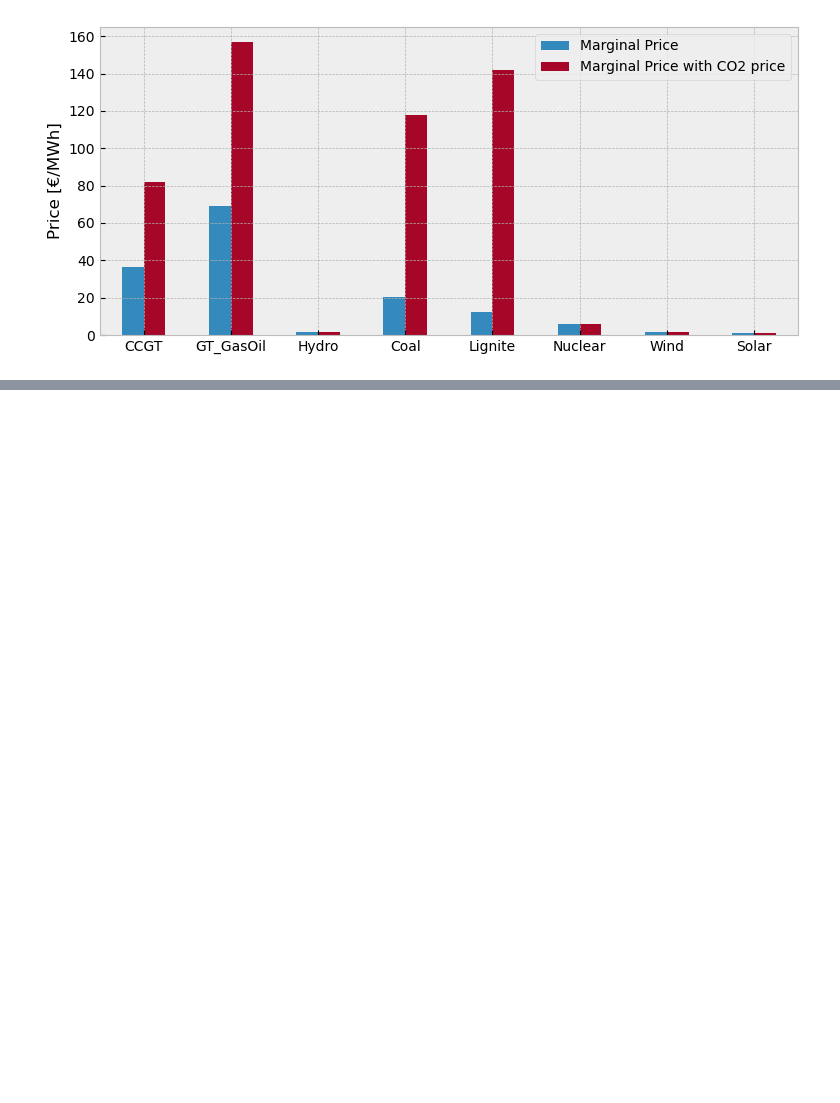
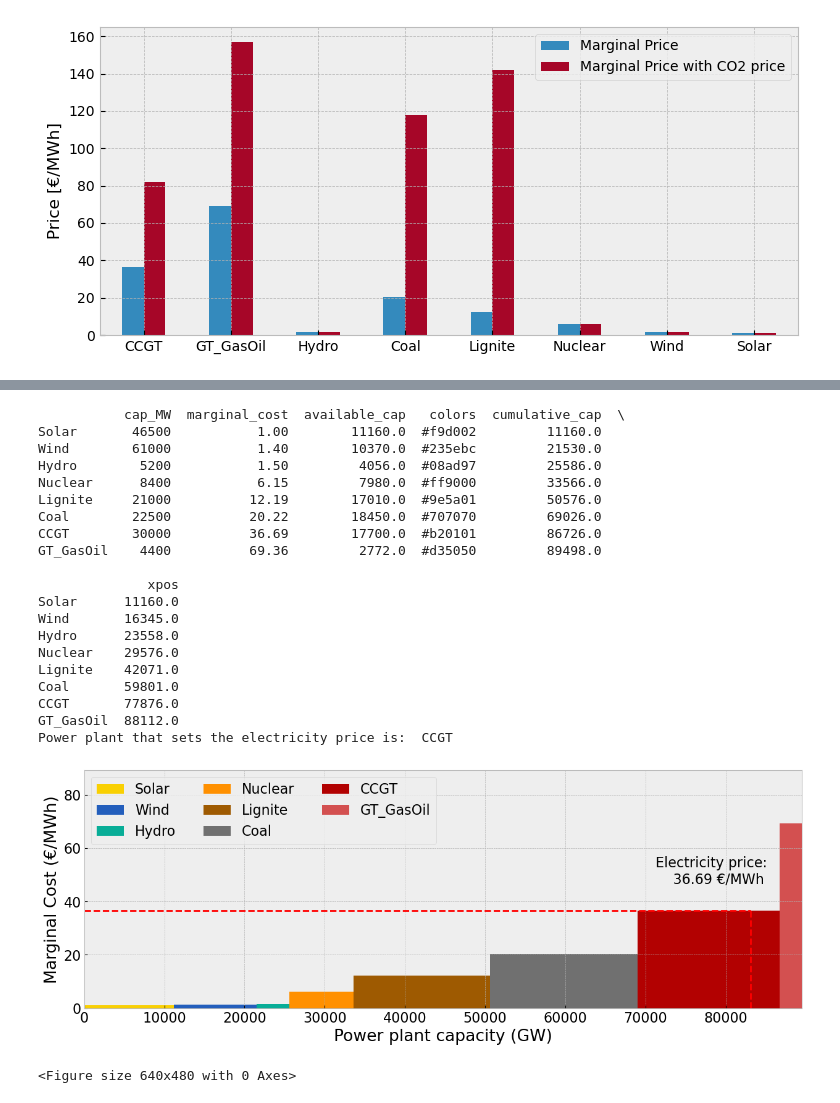
Before and after one commit to dh8sn8/Power-Plant-Dispatch, a Jupyter notebook: group_project.ipynb, the cells around one changed output, grey strips where cells are left out. Drawn from its saved outputs; the diff is of its cells as text; code cells hidden in the pictures; blank space fills up the shorter version.

```diff
--- a/group_project.ipynb
+++ b/group_project.ipynb
@@ -739,0 +842,26 @@ ax.figure.savefig('marginal_price.pdf',bbox_inches='tight')
+# %%
+#merit order plot without CO2 for time step 1
+merit_order(dispatch,cf, tech_data_noCO2price, 83115)
+# %% [output]
+           cap_MW  marginal_cost  available_cap   colors  cumulative_cap  \
+Solar       46500           1.00        11160.0  #f9d002         11160.0
+Wind        61000           1.40        10370.0  #235ebc         21530.0
+Hydro        5200           1.50         4056.0  #08ad97         25586.0
+Nuclear      8400           6.15         7980.0  #ff9000         33566.0
+Lignite     21000          12.19        17010.0  #9e5a01         50576.0
+Coal        22500          20.22        18450.0  #707070         69026.0
+CCGT        30000          36.69        17700.0  #b20101         86726.0
+GT_GasOil    4400          69.36         2772.0  #d35050         89498.0
+
+              xpos
+Solar      11160.0
+Wind       16345.0
+Hydro      23558.0
+Nuclear    29576.0
+Lignite    42071.0
+Coal       59801.0
+CCGT       77876.0
+GT_GasOil  88112.0
+Power plant that sets the electricity price is:  CCGT
+[figure, added]
+<Figure size 640x480 with 0 Axes>
```
Also changed, not shown: parts of 5 cells of this notebook.
